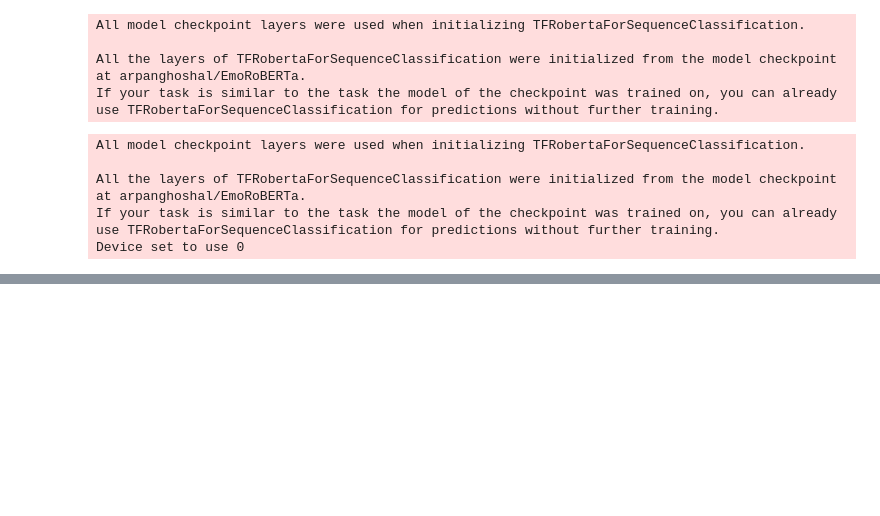
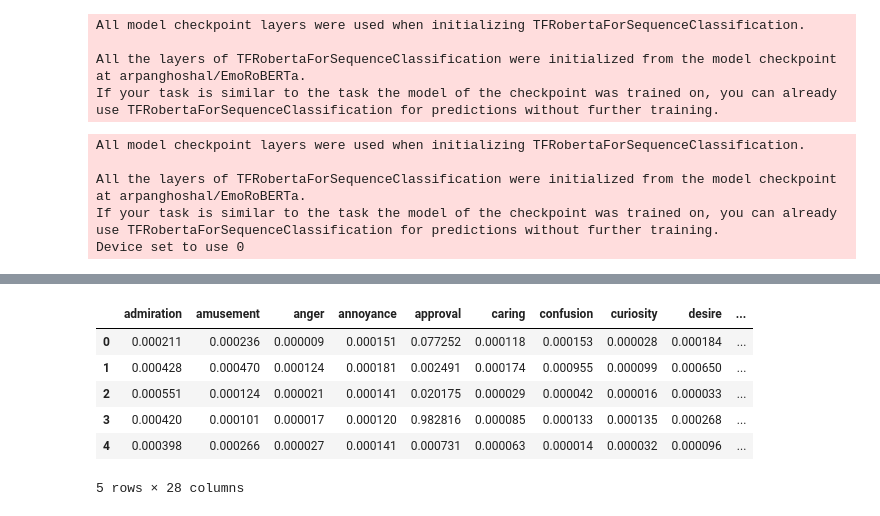
Before and after one commit to MatteoFasulo/clef2025-checkthat, a Jupyter notebook: notebook.ipynb, the cells around one changed output, grey strips where cells are left out. Drawn from its saved outputs; the diff is of its cells as text; code cells hidden in the pictures; blank space fills up the shorter version.

```diff
--- a/notebook.ipynb
+++ b/notebook.ipynb
@@ -260,0 +328,11 @@ train_data_augmented.head()
+# %%
+emotion_df_test = pd.DataFrame(emotion_array, columns=[list(d.values())[0] for d in result])
+emotion_df_test.head()
+# %% [output]
+|  | admiration | amusement | anger | annoyance | approval | caring | confusion | curiosity | desire | ... |
+| 0 | 0.000211 | 0.000236 | 0.000009 | 0.000151 | 0.077252 | 0.000118 | 0.000153 | 0.000028 | 0.000184 | ... |
+| 1 | 0.000428 | 0.000470 | 0.000124 | 0.000181 | 0.002491 | 0.000174 | 0.000955 | 0.000099 | 0.000650 | ... |
+| 2 | 0.000551 | 0.000124 | 0.000021 | 0.000141 | 0.020175 | 0.000029 | 0.000042 | 0.000016 | 0.000033 | ... |
+| 3 | 0.000420 | 0.000101 | 0.000017 | 0.000120 | 0.982816 | 0.000085 | 0.000133 | 0.000135 | 0.000268 | ... |
+| 4 | 0.000398 | 0.000266 | 0.000027 | 0.000141 | 0.000731 | 0.000063 | 0.000014 | 0.000032 | 0.000096 | ... |
+5 rows × 28 columns
```
Also changed, not shown: parts of 29 cells of this notebook.
